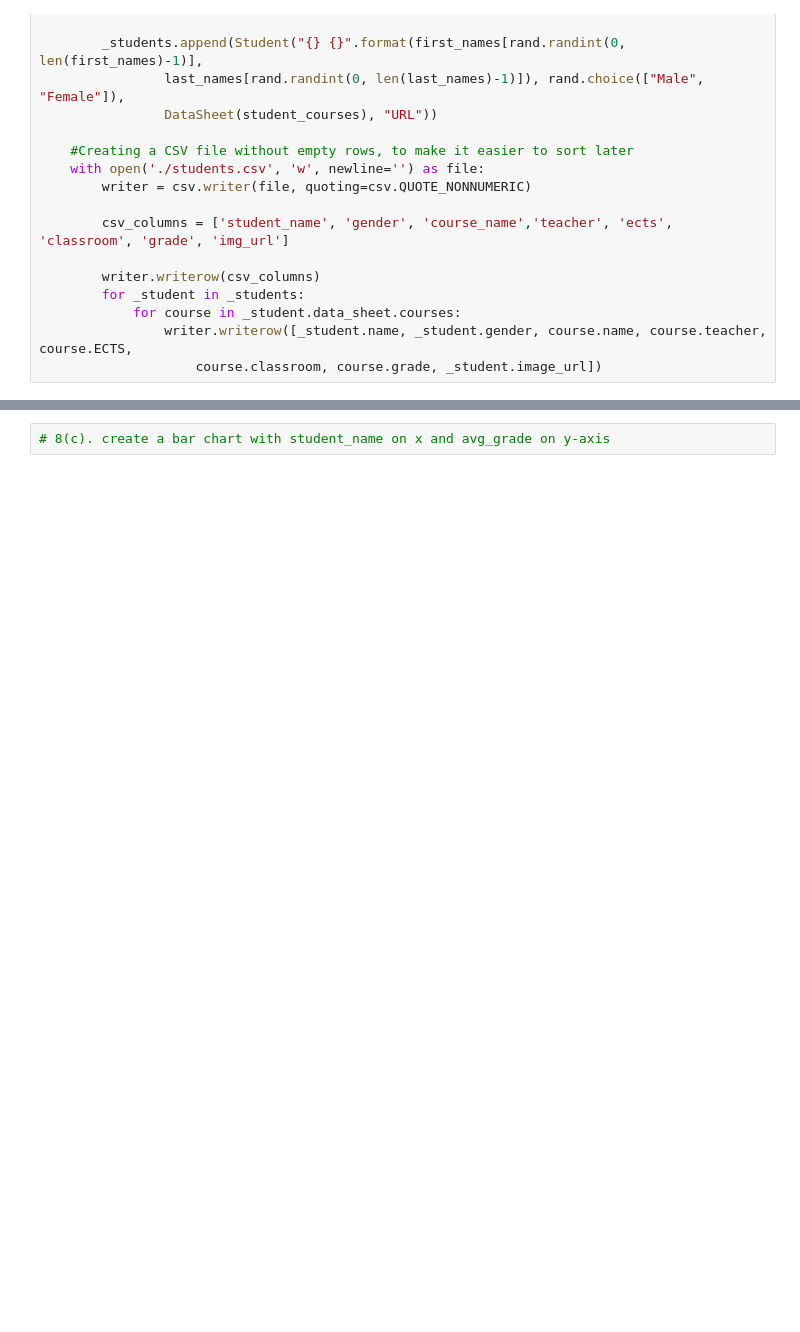
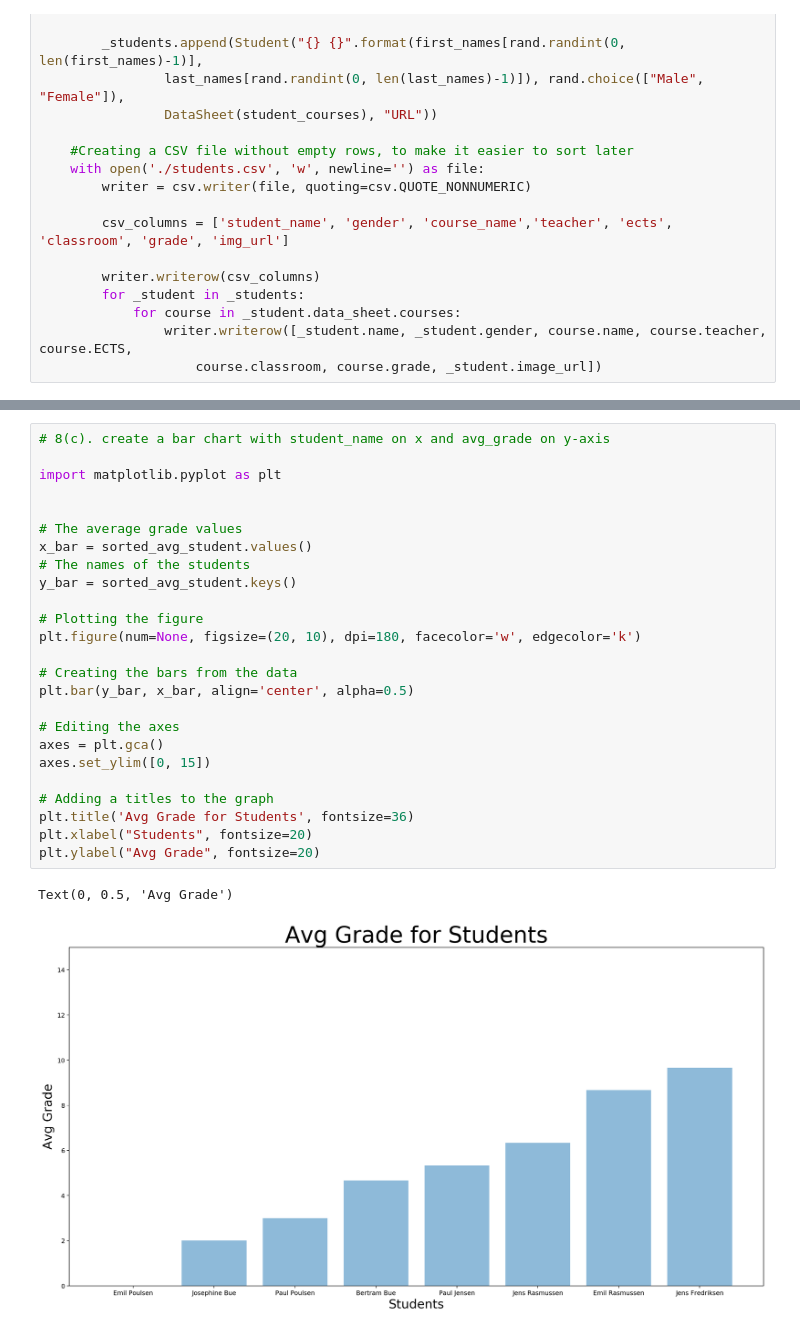
Before and after one commit to TimoSR/DAT4A-Python-Projects, a Jupyter notebook: Week 3/WeekExercise3/Main.ipynb, the cells around one changed output, grey strips where cells are left out. Saved outputs shown, nothing was run; the diff lists cells and outputs as text; blank space fills up the shorter version.

```diff
--- a/Week 3/WeekExercise3/Main.ipynb
+++ b/Week 3/WeekExercise3/Main.ipynb
@@ -110,2 +125,28 @@ print(sorted_avg_student)
-# %%
-# 8(c). create a bar chart with student_name on x and avg_grade on y-axis
+# %%
+# 8(c). create a bar chart with student_name on x and avg_grade on y-axis
+
+import matplotlib.pyplot as plt
+
+
+# The average grade values
+x_bar = sorted_avg_student.values()
+# The names of the students
+y_bar = sorted_avg_student.keys()
+
+# Plotting the figure
+plt.figure(num=None, figsize=(20, 10), dpi=180, facecolor='w', edgecolor='k')
+
+# Creating the bars from the data
+plt.bar(y_bar, x_bar, align='center', alpha=0.5)
+
+# Editing the axes
+axes = plt.gca()
+axes.set_ylim([0, 15])
+
+# Adding a titles to the graph
+plt.title('Avg Grade for Students', fontsize=36)
+plt.xlabel("Students", fontsize=20)
+plt.ylabel("Avg Grade", fontsize=20)
+# %% [output]
+Text(0, 0.5, 'Avg Grade')
+[figure, added]
```
Also changed, not shown: parts of 5 cells of this notebook, 1 other file.
